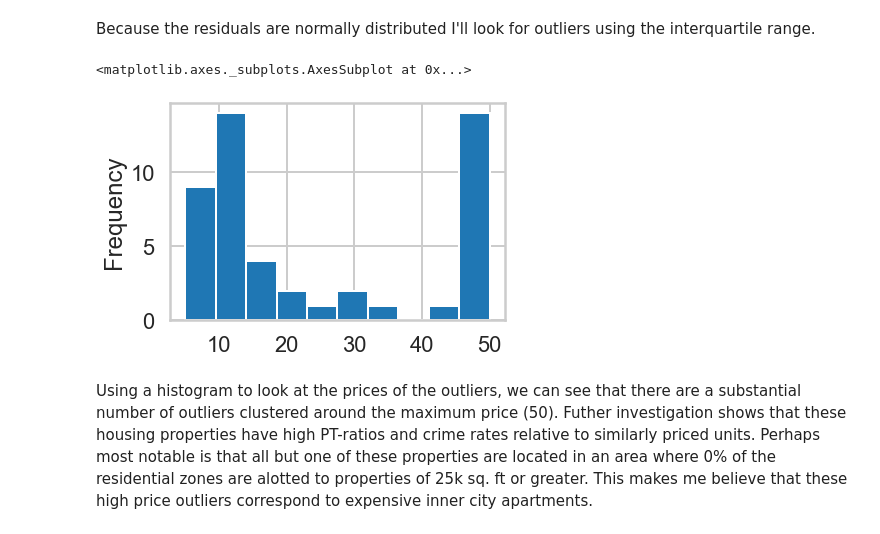
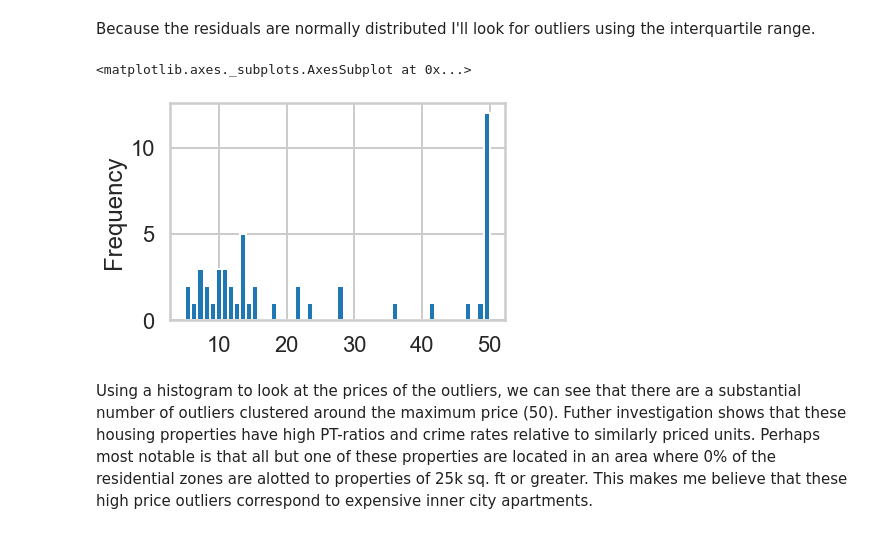
Before and after one commit to mgudorf/datsci, a Jupyter notebook: miniprojects/linear_regression/Mini_Project_Linear_Regression.ipynb, the cells around one changed output. Cells and saved outputs as stored; diff of their text form; code cells hidden in the pictures.

```diff
--- a/miniprojects/linear_regression/Mini_Project_Linear_Regression.ipynb
+++ b/miniprojects/linear_regression/Mini_Project_Linear_Regression.ipynb
@@ -1036,10 +1047,10 @@ we had made.
 Because the residuals are normally distributed I'll look for outliers using the interquartile range.
 # %%
 outliers = bos[(residuals < (q1 - 1.5*IQR)) | (residuals > (q3 + 1.5*IQR))]
-outliers.PRICE.plot.hist()
+outliers.PRICE.plot.hist(bins=50)
 # %% [output]
 <matplotlib.axes._subplots.AxesSubplot at 0x...>
-[figure, old version]
+[figure, new version]
 # %% [markdown]
 Using a histogram to look at the prices of the outliers, we can see that there are a substantial number of outliers clustered around the maximum price (50). Futher investigation shows that these housing properties have high PT-ratios and crime rates relative to similarly priced units. Perhaps most notable is that all but one of these properties are located in an area where
 0% of the residential zones are alotted to properties of 25k sq. ft or greater. This makes me believe that these high price outliers correspond to expensive inner city apartments.
```
Also changed, not shown: parts of 36 cells of this notebook, 2 other files.
